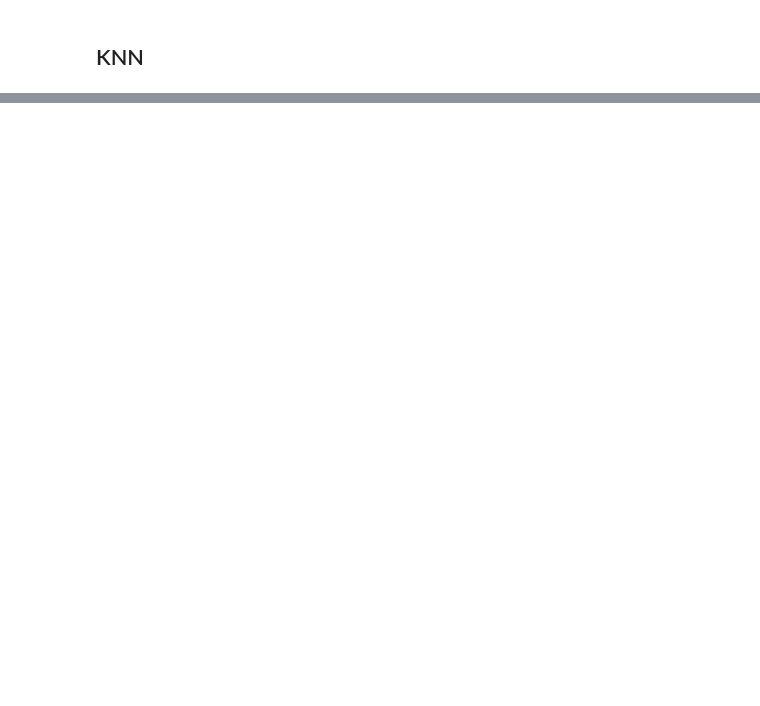
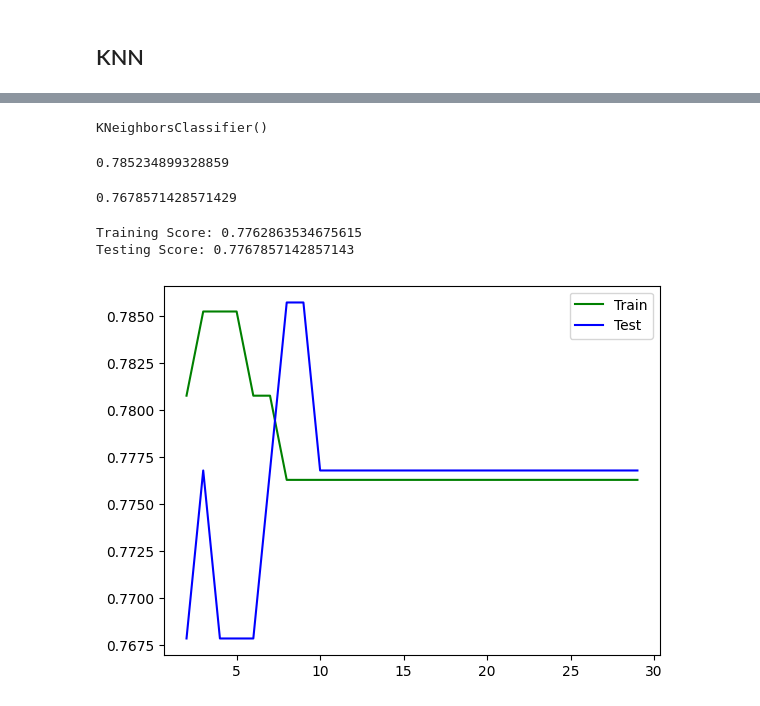
Before and after one commit to FragariaChemist/airline_safety, a Jupyter notebook: code/06_modeling_hh.ipynb, the cells around one changed output, grey strips where cells are left out. Saved outputs shown, nothing was run; the diff lists cells and outputs as text; code cells hidden in the pictures; blank space fills up the shorter version.

```diff
--- a/code/06_modeling_hh.ipynb
+++ b/code/06_modeling_hh.ipynb
@@ -345,0 +361,2 @@ print(gs_knn.score(X_test, y_test))
+# %%
+knn = KNeighborsClassifier()
@@ -345,0 +367,40 @@ print(gs_knn.score(X_test, y_test))
+# %%
+
+knn.fit(X_train, y_train)
+# %% [output]
+KNeighborsClassifier()
+# %%
+
+knn.score(X_train, y_train)
+# %% [output]
+0.785234899328859
+# %%
+knn.score(X_test, y_test)
+# %% [output]
+0.7678571428571429
+# %%
+knn = KNeighborsClassifier(n_neighbors=10)
+knn.fit(X_train, y_train)
+print(f'Training Score: {knn.score(X_train, y_train)}')
+print(f'Testing Score: {knn.score(X_test, y_test)}')
+# %% [output]
+Training Score: 0.7762863534675615
+Testing Score: 0.7767857142857143
+# %%
+
+scores = []
+
+for k in range(2, 30, 1):
+    knn = KNeighborsClassifier(n_neighbors=k)
+    knn.fit(X_train, y_train)
+    acc_train = knn.score(X_train, y_train)
+    acc_test = knn.score(X_test, y_test)
+    scores.append((k, acc_train, acc_test))
+# %%
+df_score = pd.DataFrame(scores, columns = ['k', 'acc_train', 'acc_test'])
+
+plt.plot(df_score['k'], df_score['acc_train'], c='green', label = 'Train')
+plt.plot(df_score['k'], df_score['acc_test'], c = 'blue', label = 'Test')
+plt.legend();
+# %% [output]
+[figure, added]
```
Also changed, not shown: parts of 31 cells of this notebook, 3 other files.
